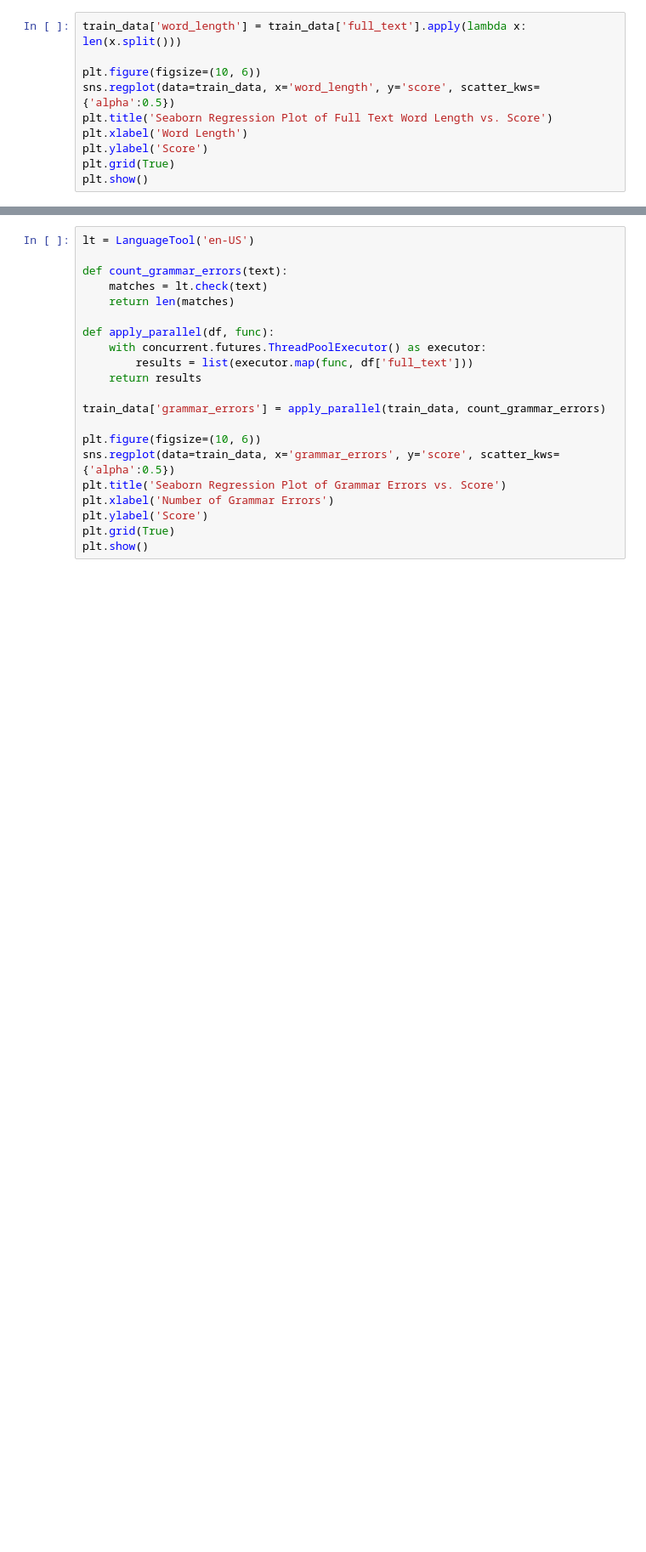
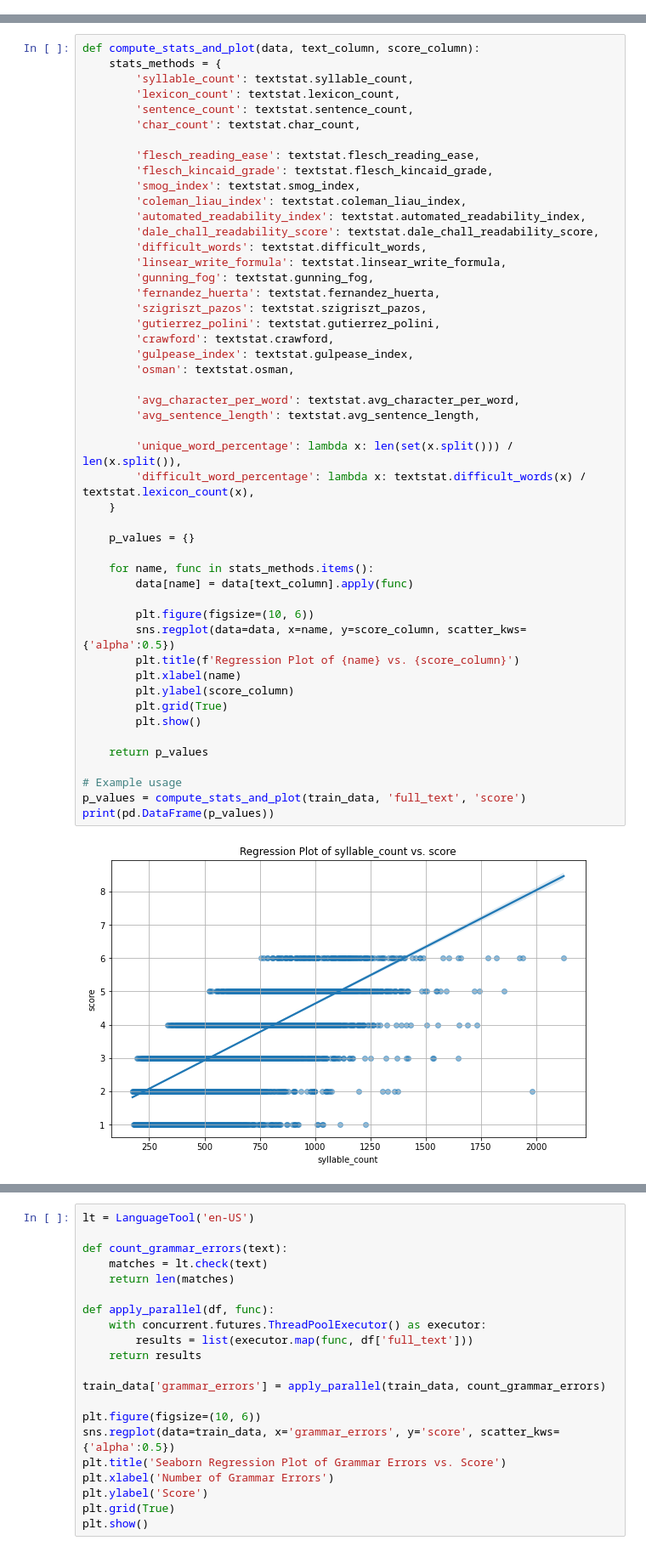
Before and after one commit to AlistairKeiller/grading, a Jupyter notebook: comp.ipynb, the cells around one changed output, grey strips where cells are left out. Shown at 85% size. Drawn from its saved outputs; the diff is of its cells as text; blank space fills up the shorter version.

```diff
--- a/comp.ipynb
+++ b/comp.ipynb
@@ -36,10 +36,0 @@ To enable the following instructions: AVX512F AVX512_VNNI, in other operations,
-# %%
-train_data['word_length'] = train_data['full_text'].apply(lambda x: len(x.split()))
-
-plt.figure(figsize=(10, 6))
-sns.regplot(data=train_data, x='word_length', y='score', scatter_kws={'alpha':0.5})
-plt.title('Seaborn Regression Plot of Full Text Word Length vs. Score')
-plt.xlabel('Word Length')
-plt.ylabel('Score')
-plt.grid(True)
-plt.show()
@@ -47,0 +37,51 @@ plt.show()
+# %%
+def compute_stats_and_plot(data, text_column, score_column):
+    stats_methods = {
+        'syllable_count': textstat.syllable_count,
+        'lexicon_count': textstat.lexicon_count,
+        'sentence_count': textstat.sentence_count,
+        'char_count': textstat.char_count,
+
+        'flesch_reading_ease': textstat.flesch_reading_ease,
+        'flesch_kincaid_grade': textstat.flesch_kincaid_grade,
+        'smog_index': textstat.smog_index,
+        'coleman_liau_index': textstat.coleman_liau_index,
+        'automated_readability_index': textstat.automated_readability_index,
+        'dale_chall_readability_score': textstat.dale_chall_readability_score,
+        'difficult_words': textstat.difficult_words,
+        'linsear_write_formula': textstat.linsear_write_formula,
+        'gunning_fog': textstat.gunning_fog,
+        'fernandez_huerta': textstat.fernandez_huerta,
+        'szigriszt_pazos': textstat.szigriszt_pazos,
+        'gutierrez_polini': textstat.gutierrez_polini,
+        'crawford': textstat.crawford,
+        'gulpease_index': textstat.gulpease_index,
+        'osman': textstat.osman,
+
+        'avg_character_per_word': textstat.avg_character_per_word,
+        'avg_sentence_length': textstat.avg_sentence_length,
+
+        'unique_word_percentage': lambda x: len(set(x.split())) / len(x.split()),
+        'difficult_word_percentage': lambda x: textstat.difficult_words(x) / textstat.lexicon_count(x),
+    }
+
+    p_values = {}
+
+    for name, func in stats_methods.items():
+        data[name] = data[text_column].apply(func)
+
+        plt.figure(figsize=(10, 6))
+        sns.regplot(data=data, x=name, y=score_column, scatter_kws={'alpha':0.5})
+        plt.title(f'Regression Plot of {name} vs. {score_column}')
+        plt.xlabel(name)
+        plt.ylabel(score_column)
+        plt.grid(True)
+        plt.show()
+
+    return p_values
+
+# Example usage
+p_values = compute_stats_and_plot(train_data, 'full_text', 'score')
+print(pd.DataFrame(p_values))
+# %% [output]
+[figure, added]
```
Also changed, not shown: parts of 8 cells of this notebook, 1 other file.
